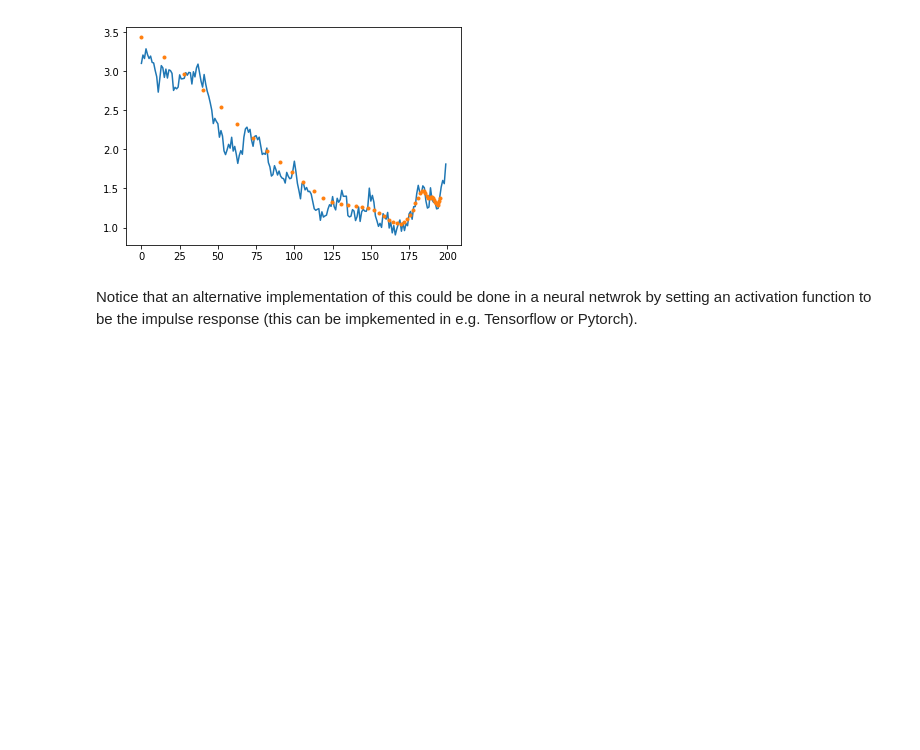
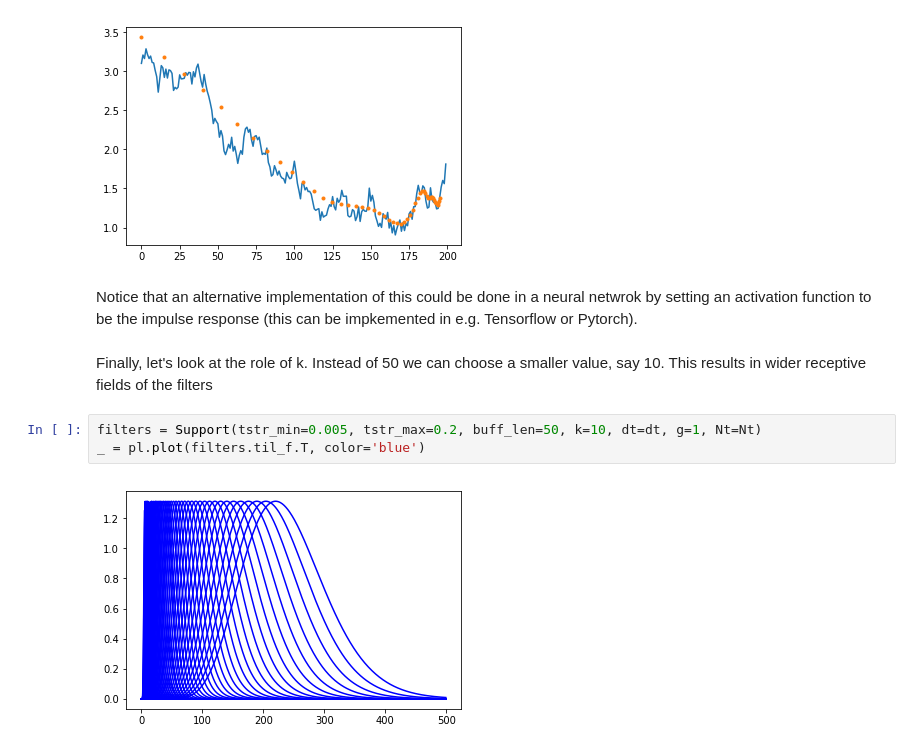
Before and after one commit to zorant/WM_demo, a Jupyter notebook: log_compression_conv_toy.ipynb, the cells around one changed output. Drawn from its saved outputs; the diff is of its cells as text; blank space fills up the shorter version.

Commit message:
added example with different width of the receptive fields

```diff
--- a/log_compression_conv_toy.ipynb
+++ b/log_compression_conv_toy.ipynb
@@ -118,3 +118,10 @@ _ = pl.plot(-filters.Taustarlist/dt+200, til_f_out[:,-700]*dt,'.')
 [figure]
 # %% [markdown]
 Notice that an alternative implementation of this could be done in a neural netwrok by setting an activation function to be the impulse response (this can be impkemented in e.g. Tensorflow or Pytorch).
+# %% [markdown]
+Finally, let's look at the role of k. Instead of 50 we can choose a smaller value, say 10. This results in wider receptive fields of the filters
+# %%
+filters = Support(tstr_min=0.005, tstr_max=0.2, buff_len=50, k=10, dt=dt, g=1, Nt=Nt)
+_ = pl.plot(filters.til_f.T, color='blue')
+# %% [output]
+[figure, added]
```
Also changed, not shown: parts of 3 cells of this notebook.
